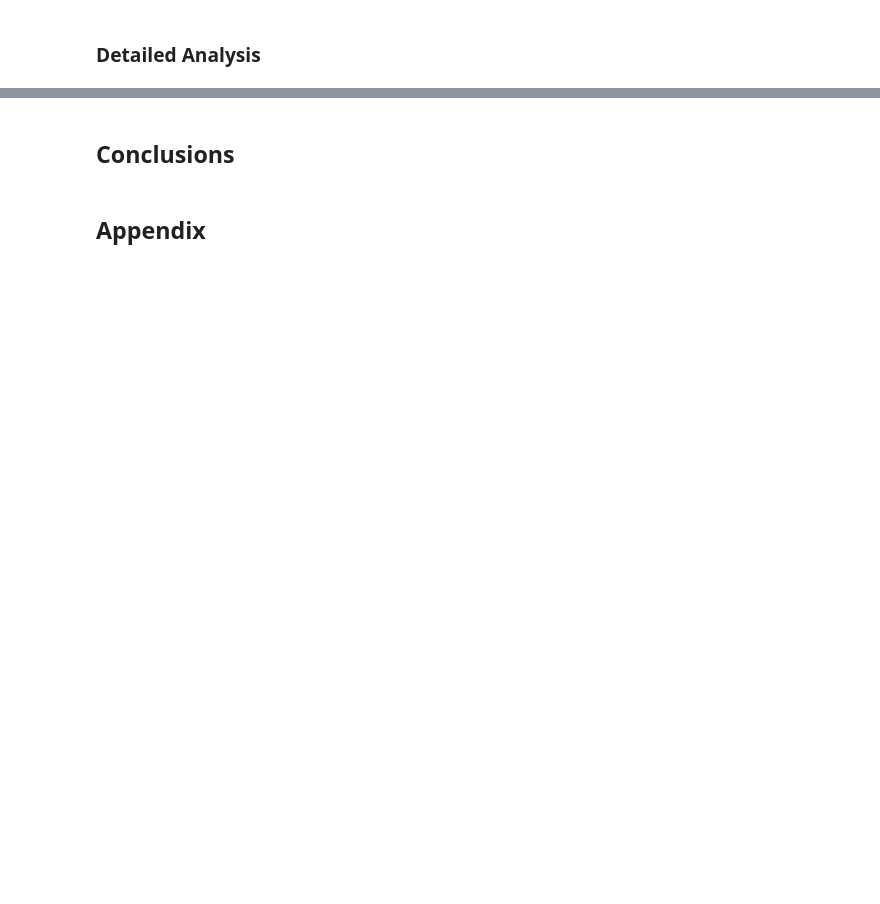
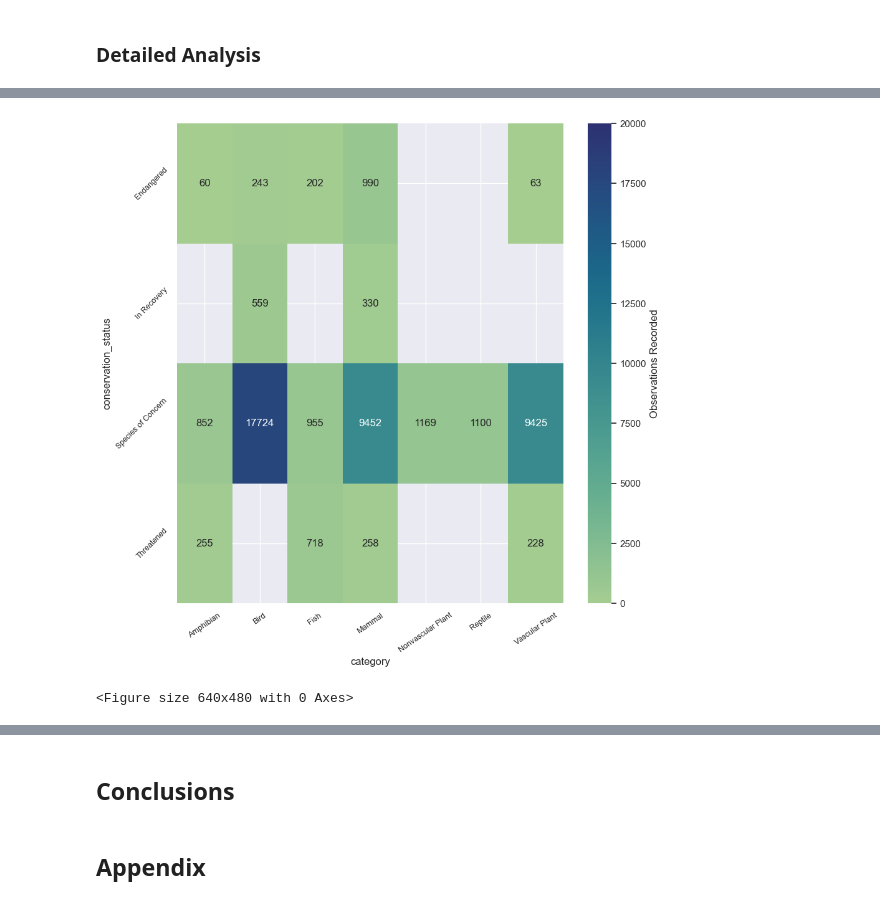
Before and after one commit to GALLP900/CodAcG_Github, a Jupyter notebook: Python_Training/Data Science Fundations II/biodiversity-starter/biodiversity_starter/biodiversity.ipynb, the cells around one changed output, grey strips where cells are left out. Cells and saved outputs as stored; diff of their text form; code cells hidden in the pictures; blank space fills up the shorter version.

```diff
--- a/Python_Training/Data Science Fundations II/biodiversity-starter/biodiversity_starter/biodiversity.ipynb
+++ b/Python_Training/Data Science Fundations II/biodiversity-starter/biodiversity_starter/biodiversity.ipynb
@@ -150,0 +206,15 @@ for items in all_data['park_name'].unique():
+# %%
+vmin = 0
+vmax = 20000
+#plotting the cross tab for Yellowstone National Park
+plt.figure(figsize=(10,10))
+df_park = all_data[all_data['park_name'] == 'Yellowstone National Park']
+pd_cross_tab = pd.crosstab(df_park['conservation_status'], all_data['category'], values=all_data['observations'], aggfunc='sum')
+sn.heatmap(pd_cross_tab,annot=True, fmt='g', cbar_kws={"label": "Observations Recorded"}, cmap='crest', vmin=vmin, vmax=vmax)
+plt.xticks(rotation=35, fontsize=9)
+plt.yticks(rotation=45, fontsize=9)
+plt.show()
+plt.clf()
+# %% [output]
+[figure, added]
+<Figure size 640x480 with 0 Axes>
```
Also changed, not shown: parts of 10 cells of this notebook, 1 other file.
